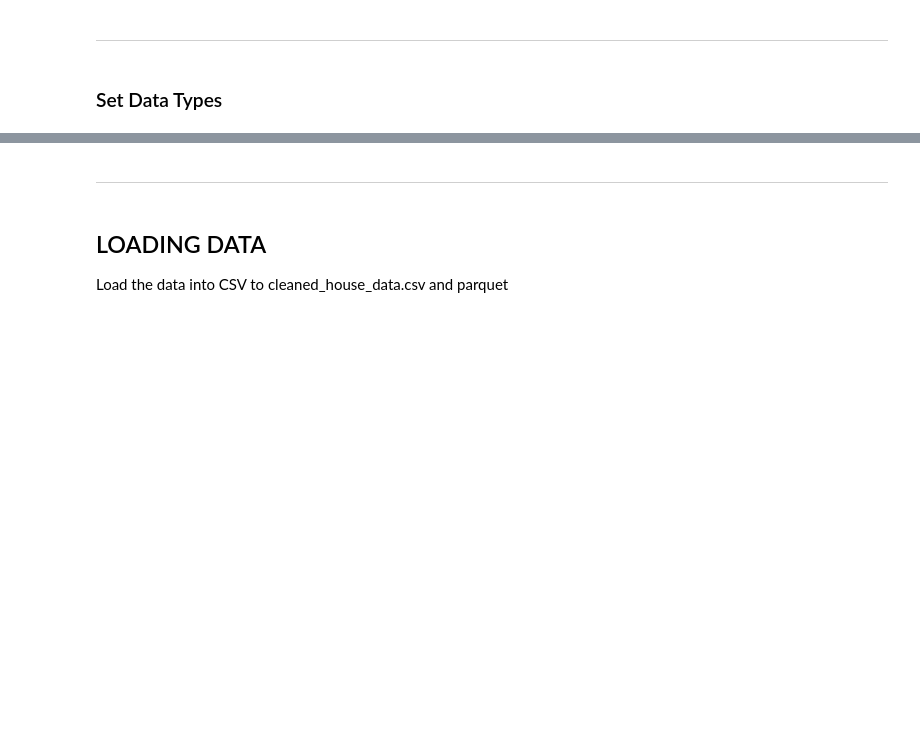
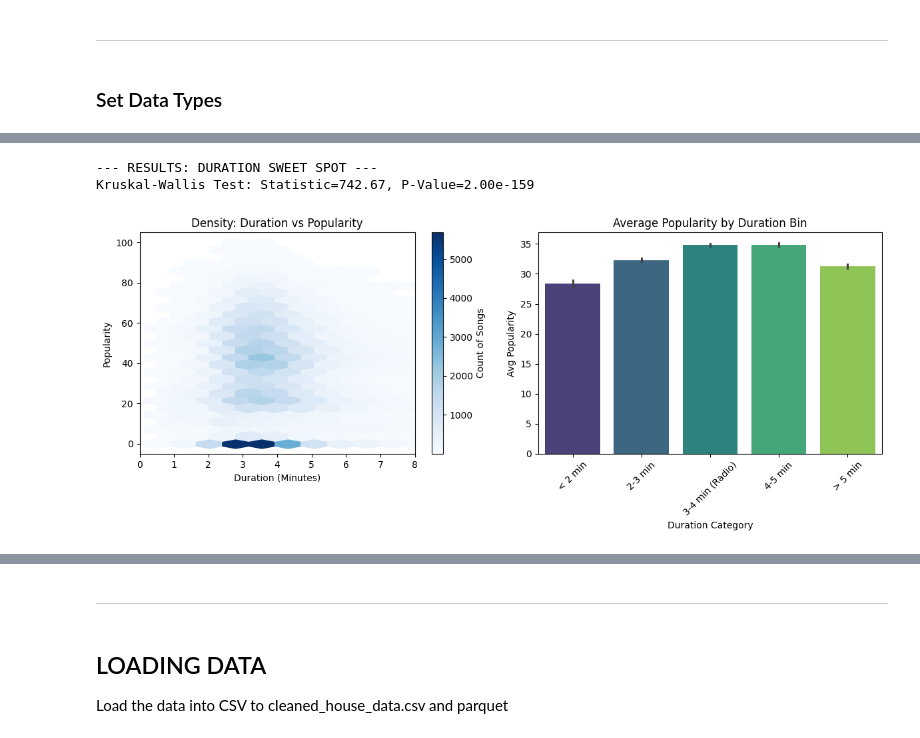
Before and after one commit to petedanielsmith/spotify-recommendation-system, a Jupyter notebook: jupyter_notebooks/01_data_clean_and_eda.ipynb, the cells around one changed output, grey strips where cells are left out. Drawn from its saved outputs; the diff is of its cells as text; code cells hidden in the pictures; blank space fills up the shorter version.

```diff
--- a/jupyter_notebooks/01_data_clean_and_eda.ipynb
+++ b/jupyter_notebooks/01_data_clean_and_eda.ipynb
@@ -516,0 +589,42 @@ memory usage: 14.5+ MB
+# %%
+# ==========================================
+# Duration Sweet Spot
+# ==========================================
+print("\n--- RESULTS: DURATION SWEET SPOT ---")
+
+# 1. Feature Engineering: Minutes & Bins
+df_cleaned['duration_min'] = df_cleaned['duration_ms'] / 60000
+bins = [0, 2, 3, 4, 5, 20]
+labels = ['< 2 min', '2-3 min', '3-4 min (Radio)', '4-5 min', '> 5 min']
+df_cleaned['duration_bin'] = pd.cut(df_cleaned['duration_min'], bins=bins, labels=labels)
+
+# 2. Statistical Test: Kruskal-Wallis
+# Comparing popularity distributions across the 5 bins
+groups = [df_cleaned[df_cleaned['duration_bin'] == label]['popularity'] for label in labels]
+stat_h2, p_h2 = stats.kruskal(*groups)
+print(f"Kruskal-Wallis Test: Statistic={stat_h2:.2f}, P-Value={p_h2:.2e}")
+
+# 3. Visualization A: Hexbin Plot (Global Density)
+plt.figure(figsize=(12, 5))
+plt.subplot(1, 2, 1)
+plt.hexbin(df_cleaned['duration_min'], df_cleaned['popularity'], gridsize=25, cmap='Blues', mincnt=1)
+plt.colorbar(label='Count of Songs')
+plt.title('Density: Duration vs Popularity')
+plt.xlabel('Duration (Minutes)')
+plt.ylabel('Popularity')
+plt.xlim(0, 8) # Focus on the main cluster
+
+# 4. Visualization B: Bar Chart (Binned Trends)
+plt.subplot(1, 2, 2)
+sns.barplot(data=df_cleaned, x='duration_bin', y='popularity', palette='viridis', errorbar=('ci', 95))
+plt.title('Average Popularity by Duration Bin')
+plt.xlabel('Duration Category')
+plt.ylabel('Avg Popularity')
+plt.xticks(rotation=45)
+
+plt.tight_layout()
+plt.show()
+# %% [output]
+--- RESULTS: DURATION SWEET SPOT ---
+Kruskal-Wallis Test: Statistic=742.67, P-Value=2.00e-159
+[figure, added]
```
Also changed, not shown: parts of 9 cells of this notebook.
